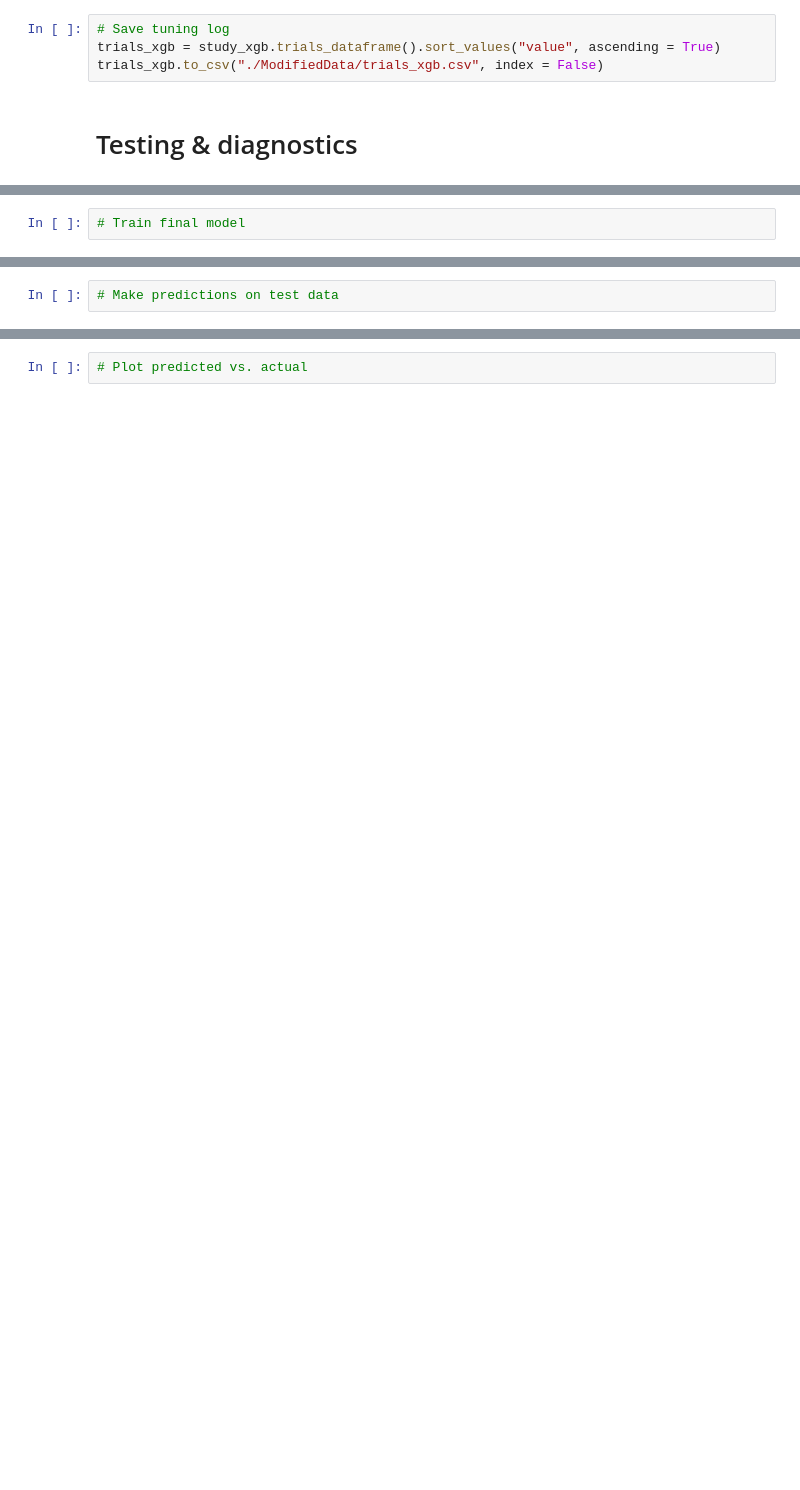
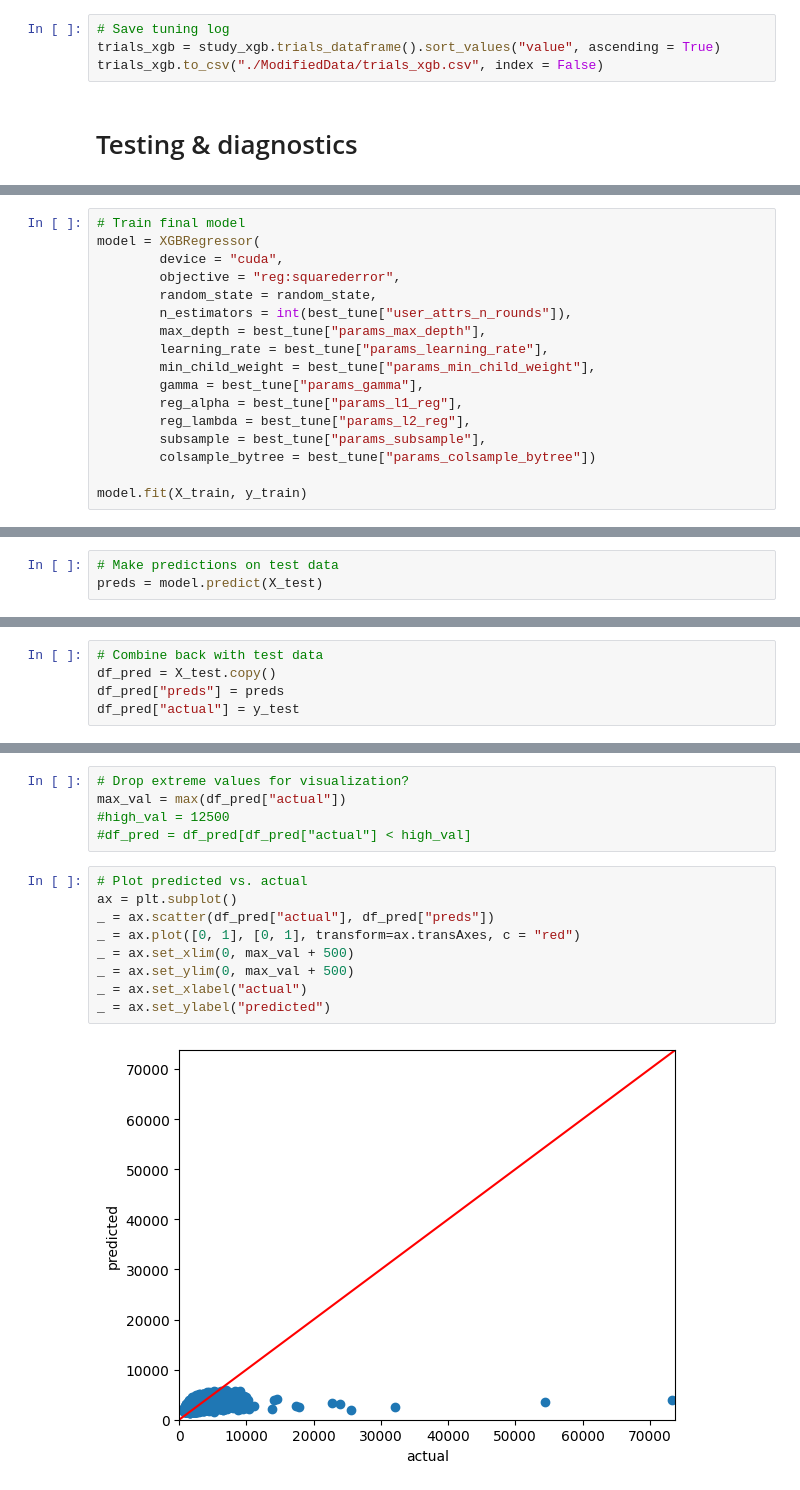
Before and after one commit to AhmetZamanis/MixedEffectsRegressionDeliveryTimes, a Jupyter notebook: 3_XGB.ipynb, the cells around one changed output, grey strips where cells are left out. Saved outputs shown, nothing was run; the diff lists cells and outputs as text; blank space fills up the shorter version.

```diff
--- a/3_XGB.ipynb
+++ b/3_XGB.ipynb
@@ -185,2 +187,17 @@ trials_xgb.to_csv("./ModifiedData/trials_xgb.csv", index = False)
 # %%
 # Train final model
+model = XGBRegressor(
+        device = "cuda",
+        objective = "reg:squarederror",
+        random_state = random_state,
+        n_estimators = int(best_tune["user_attrs_n_rounds"]),
+        max_depth = best_tune["params_max_depth"],
+        learning_rate = best_tune["params_learning_rate"],
+        min_child_weight = best_tune["params_min_child_weight"],
+        gamma = best_tune["params_gamma"],
+        reg_alpha = best_tune["params_l1_reg"],
+        reg_lambda = best_tune["params_l2_reg"],
+        subsample = best_tune["params_subsample"],
+        colsample_bytree = best_tune["params_colsample_bytree"])
+
+model.fit(X_train, y_train)
@@ -187,2 +217,3 @@ trials_xgb.to_csv("./ModifiedData/trials_xgb.csv", index = False)
 # %%
 # Make predictions on test data
+preds = model.predict(X_test)
@@ -189 +228,6 @@ trials_xgb.to_csv("./ModifiedData/trials_xgb.csv", index = False)
+# %%
+# Combine back with test data
+df_pred = X_test.copy()
+df_pred["preds"] = preds
+df_pred["actual"] = y_test
 # %%
@@ -191,2 +238,16 @@ trials_xgb.to_csv("./ModifiedData/trials_xgb.csv", index = False)
+# %%
+# Drop extreme values for visualization?
+max_val = max(df_pred["actual"])
+#high_val = 12500
+#df_pred = df_pred[df_pred["actual"] < high_val]
 # %%
 # Plot predicted vs. actual
+ax = plt.subplot()
+_ = ax.scatter(df_pred["actual"], df_pred["preds"])
+_ = ax.plot([0, 1], [0, 1], transform=ax.transAxes, c = "red")
+_ = ax.set_xlim(0, max_val + 500)
+_ = ax.set_ylim(0, max_val + 500)
+_ = ax.set_xlabel("actual")
+_ = ax.set_ylabel("predicted")
+# %% [output]
+[figure, added]
```
Also changed, not shown: parts of 23 cells of this notebook.
